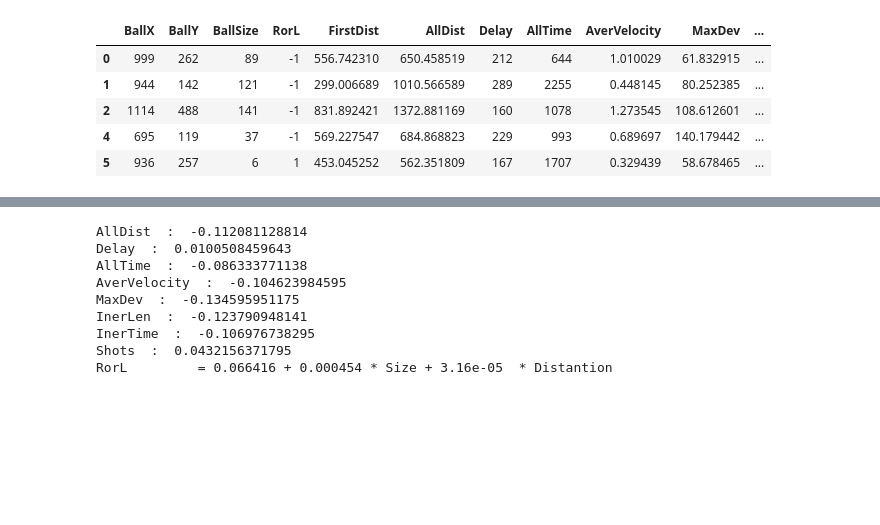
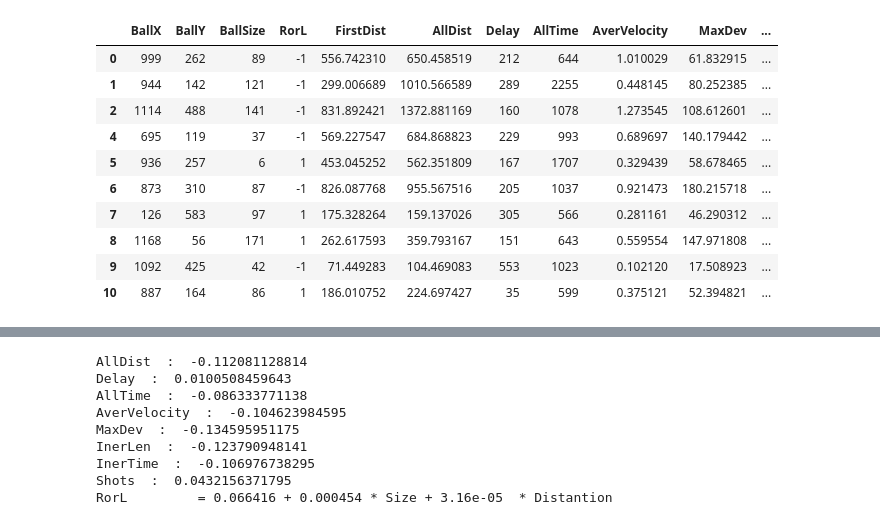
Before and after one commit to ADKosm/Mouse-Tracking, a Jupyter notebook: Mouse Tracking.ipynb, the cells around one changed output, grey strips where cells are left out. Saved outputs shown, nothing was run; the diff lists cells and outputs as text; code cells hidden in the pictures; blank space fills up the shorter version.

```diff
--- a/Mouse Tracking.ipynb
+++ b/Mouse Tracking.ipynb
@@ -207,7 +207,7 @@ def get_test_data(number):
     raw_data = [load_test(x) for x in range(1, number_of_tests())]
     functions = [
         [lambda x: x['ballX'], lambda x: x['ballY'], lambda x: x['ballSize'], right_or_left, first_distance, all_distance, searching_delay, all_time, average_velocity, max_deviation, lambda x: inertion(x)[0], lambda x: inertion(x)[1], lambda x: x['shots']],
-        [lambda x: relative_coords(x)[0], lambda x: relative_coords(x)[1], lambda x: x['ballSize'], first_distance, ball_velocity, correl, all_distance, all_time, average_velocity, lambda x: abs(max_deviation_d(x)), lambda x: sgn(1, max_deviation_d(x)), delay_d, lambda x: inertion_d(x)[0], lambda x: inertion_d(x)[1]]
+        [lambda x: x['ballX'], lambda x: x['ballY'], lambda x: x['ballSize'], first_distance, ball_velocity, correl, all_distance, all_time, average_velocity, lambda x: abs(max_deviation_d(x)), lambda x: sgn(1, max_deviation_d(x)), delay_d, lambda x: inertion_d(x)[0], lambda x: inertion_d(x)[1]]
     ]
     cols = [
         ['BallX', 'BallY', 'BallSize', 'RorL', 'FirstDist', 'AllDist', 'Delay', 'AllTime', 'AverVelocity', 'MaxDev', 'InerLen', 'InerTime', 'Shots'],
@@ -230,12 +230,17 @@ print(inertion(a))
 # %%
 data1 = get_test_data(1)
 data1 = data1[data1.AllTime < 5000]
-data1.head()
+data1[:10]
 # %% [output]
 |  | BallX | BallY | BallSize | RorL | FirstDist | AllDist | Delay | AllTime | AverVelocity | MaxDev | ... |
 | 0 | 999 | 262 | 89 | -1 | 556.742310 | 650.458519 | 212 | 644 | 1.010029 | 61.832915 | ... |
 | 1 | 944 | 142 | 121 | -1 | 299.006689 | 1010.566589 | 289 | 2255 | 0.448145 | 80.252385 | ... |
 | 2 | 1114 | 488 | 141 | -1 | 831.892421 | 1372.881169 | 160 | 1078 | 1.273545 | 108.612601 | ... |
 | 4 | 695 | 119 | 37 | -1 | 569.227547 | 684.868823 | 229 | 993 | 0.689697 | 140.179442 | ... |
 | 5 | 936 | 257 | 6 | 1 | 453.045252 | 562.351809 | 167 | 1707 | 0.329439 | 58.678465 | ... |
+| 6 | 873 | 310 | 87 | -1 | 826.087768 | 955.567516 | 205 | 1037 | 0.921473 | 180.215718 | ... |
+| 7 | 126 | 583 | 97 | 1 | 175.328264 | 159.137026 | 305 | 566 | 0.281161 | 46.290312 | ... |
+| 8 | 1168 | 56 | 171 | 1 | 262.617593 | 359.793167 | 151 | 643 | 0.559554 | 147.971808 | ... |
+| 9 | 1092 | 425 | 42 | -1 | 71.449283 | 104.469083 | 553 | 1023 | 0.102120 | 17.508923 | ... |
+| 10 | 887 | 164 | 86 | 1 | 186.010752 | 224.697427 | 35 | 599 | 0.375121 | 52.394821 | ... |
 # %%
```
Also changed, not shown: parts of 9 cells of this notebook.
